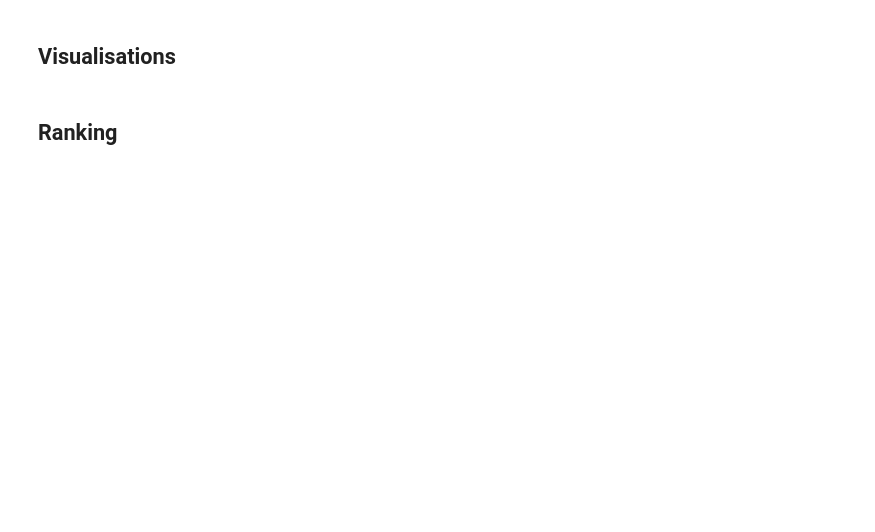
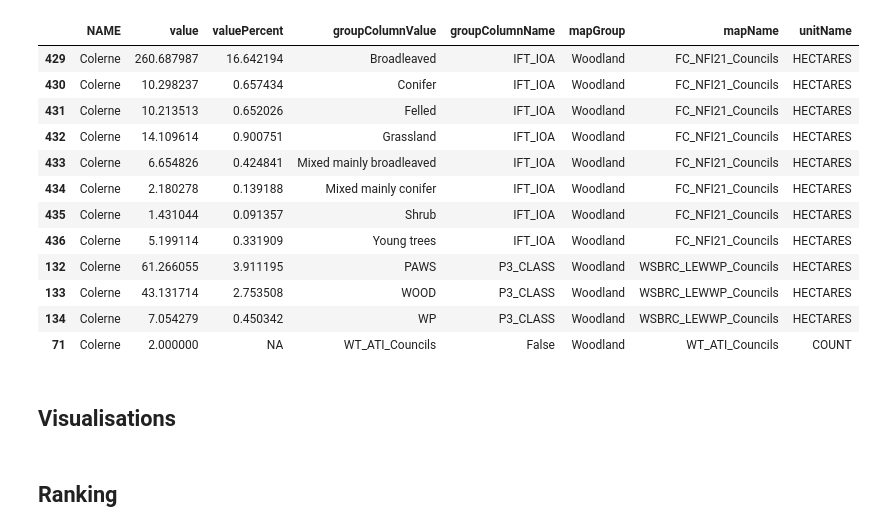
Before and after one commit to lara-spearman/map-outputs, a Jupyter notebook: summarise within analysis.ipynb, the cells around one changed output. Cells and saved outputs as stored; diff of their text form; code cells hidden in the pictures; blank space fills up the shorter version.

```diff
--- a/summarise within analysis.ipynb
+++ b/summarise within analysis.ipynb
@@ -96,16 +472,13 @@ layer_info = {
 
 }
 # %%
-
-
 df_all = pd.DataFrame({'NAME': [], 'value': [],'valuePercent': [],'groupColumnValue': [],'groupColumnName': [],'mapGroup': [],'mapName': []})
 
 for layer in layer_info.keys():
-    print(layer)
     layer_name = layer.replace(" ","_")
     if layer_info[layer]['group_field']:
-      df_table = pd.read_csv(f"{location_data}/{layer_info[layer]['group']}_{layer_name}_table.csv")
-      df_layer = pd.read_csv(f"{location_data}/{layer_info[layer]['group']}_{layer_name}.csv")
+      df_table = pd.read_csv(f"{location_data}/{layer_info[layer]['map_number']}_{layer_name}_table.csv")
+      df_layer = pd.read_csv(f"{location_data}/{layer_info[layer]['map_number']}_{layer_name}.csv")
       df_table.rename(columns = {f"{layer_info[layer]['group_field']}":"groupColumnValue"}, inplace=True)
       df_table.rename(columns = {f"sum_{layer_info[layer]['unit_type']}_{layer_info[layer]['unit']}":"value"}, inplace=True)
       df_table.rename(columns = {f"Percent{layer_info[layer]['unit_type']}":"valuePercent"}, inplace=True)
@@ -120,7 +493,7 @@ for layer in layer_info.keys():
       df_layer_all = df_layer_all[['NAME', "value","valuePercent","mapGroup","mapName","groupColumnName","groupColumnValue","unitName"]]
       df_all = pd.concat([df_all,df_layer_all ])
     else:
-      df_layer = pd.read_csv(f"{location_data}/{layer_info[layer]['group']}_{layer_name}.csv")
+      df_layer = pd.read_csv(f"{location_data}/{layer_info[layer]['map_number']}_{layer_name}.csv")
       df_layer.rename(columns = {f"sum_{layer_info[layer]['unit_type']}_{layer_info[layer]['unit']}":"value"}, inplace=True)
       df_layer_all = df_layer[['NAME', "value"]]
       df_layer_all["mapGroup"] = f"{layer_info[layer]['group']}"
@@ -130,7 +503,6 @@ for layer in layer_info.keys():
       df_layer_all["unitName"] = layer_info[layer]['unit']
       df_layer_all = df_layer_all[['NAME', "value","mapGroup","mapName","groupColumnName","groupColumnValue","unitName"]]
       df_all = pd.concat([df_all,df_layer_all ])
-      print(df_layer_all)
 # %% [output]
 Sustrans National Cycle Network Route
 Sustrans_Regional Cycle Route
@@ -166,4 +529,6 @@ Try using .loc[row_indexer,col_indexer] = value instead
 
 See the caveats in the documentation: https://pandas.pydata.org/pandas-docs/stable/user_guide/indexing.html#returning-a-view-versus-a-copy
   df_layer_all["unitName"] = layer_info[layer]['unit']
+# %%
+df_all_combined = pd.concat([df_all, df_pre_combined])
 # %%
@@ -170,0 +538,4 @@ df_all.to_csv('test.csv')
+# %%
+df_colerne = df_all_combined[df_all_combined.NAME == "Colerne"]
+# %%
+df_colerne['groupColumnValue'] = df_colerne.apply(lambda x: x['mapName'] if x['groupColumnValue']=="ALL" else x['groupColumnValue'], axis = 1)
@@ -170,0 +548,18 @@ df_all.to_csv('test.csv')
+# %%
+## Start with woodland
+df_col_wood = df_colerne[df_colerne.mapGroup== "Woodland"]
+df_col_wood
+# %% [output]
+|  | NAME | value | valuePercent | groupColumnValue | groupColumnName | mapGroup | mapName | unitName |
+| 429 | Colerne | 260.687987 | 16.642194 | Broadleaved | IFT_IOA | Woodland | FC_NFI21_Councils | HECTARES |
+| 430 | Colerne | 10.298237 | 0.657434 | Conifer | IFT_IOA | Woodland | FC_NFI21_Councils | HECTARES |
+| 431 | Colerne | 10.213513 | 0.652026 | Felled | IFT_IOA | Woodland | FC_NFI21_Councils | HECTARES |
+| 432 | Colerne | 14.109614 | 0.900751 | Grassland | IFT_IOA | Woodland | FC_NFI21_Councils | HECTARES |
+| 433 | Colerne | 6.654826 | 0.424841 | Mixed mainly broadleaved | IFT_IOA | Woodland | FC_NFI21_Councils | HECTARES |
+| 434 | Colerne | 2.180278 | 0.139188 | Mixed mainly conifer | IFT_IOA | Woodland | FC_NFI21_Councils | HECTARES |
+| 435 | Colerne | 1.431044 | 0.091357 | Shrub | IFT_IOA | Woodland | FC_NFI21_Councils | HECTARES |
+| 436 | Colerne | 5.199114 | 0.331909 | Young trees | IFT_IOA | Woodland | FC_NFI21_Councils | HECTARES |
+| 132 | Colerne | 61.266055 | 3.911195 | PAWS | P3_CLASS | Woodland | WSBRC_LEWWP_Councils | HECTARES |
+| 133 | Colerne | 43.131714 | 2.753508 | WOOD | P3_CLASS | Woodland | WSBRC_LEWWP_Councils | HECTARES |
+| 134 | Colerne | 7.054279 | 0.450342 | WP | P3_CLASS | Woodland | WSBRC_LEWWP_Councils | HECTARES |
+| 71 | Colerne | 2.000000 | NA | WT_ATI_Councils | False | Woodland | WT_ATI_Councils | COUNT |
```
Also changed, not shown: parts of 18 cells of this notebook, 1 other file.
